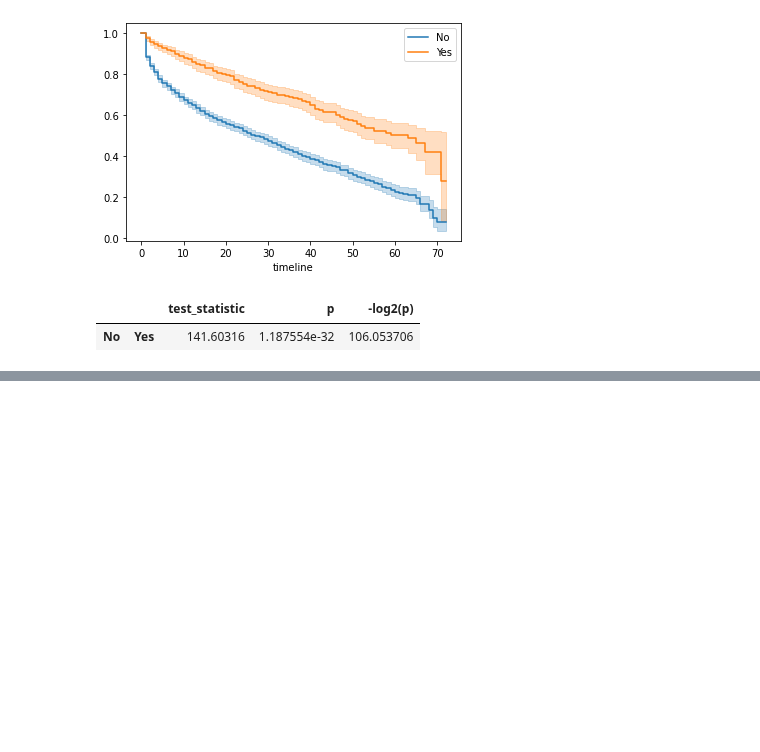
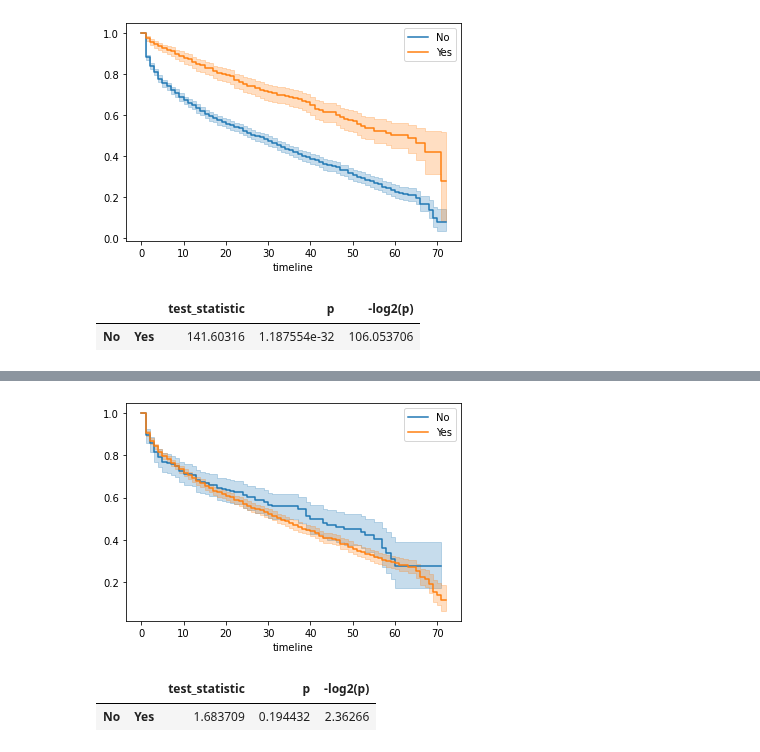
Before and after one commit to suvigyajain0101/CaseStudies, a Jupyter notebook: SurvivalAnalysis/02_KaplanMeier.ipynb, the cells around one changed output, grey strips where cells are left out. Cells and saved outputs as stored; diff of their text form; code cells hidden in the pictures; blank space fills up the shorter version.

```diff
--- a/SurvivalAnalysis/02_KaplanMeier.ipynb
+++ b/SurvivalAnalysis/02_KaplanMeier.ipynb
@@ -137,0 +165,9 @@ print_logrank('OnlineSecurity')
+# %%
+plot_km('PhoneService')
+# %% [output]
+[figure, added]
+# %%
+print_logrank('PhoneService')
+# %% [output]
+|  |  | test_statistic | p | -log2(p) |
+| No | Yes | 1.683709 | 0.194432 | 2.36266 |
```
Also changed, not shown: parts of 26 cells of this notebook.
